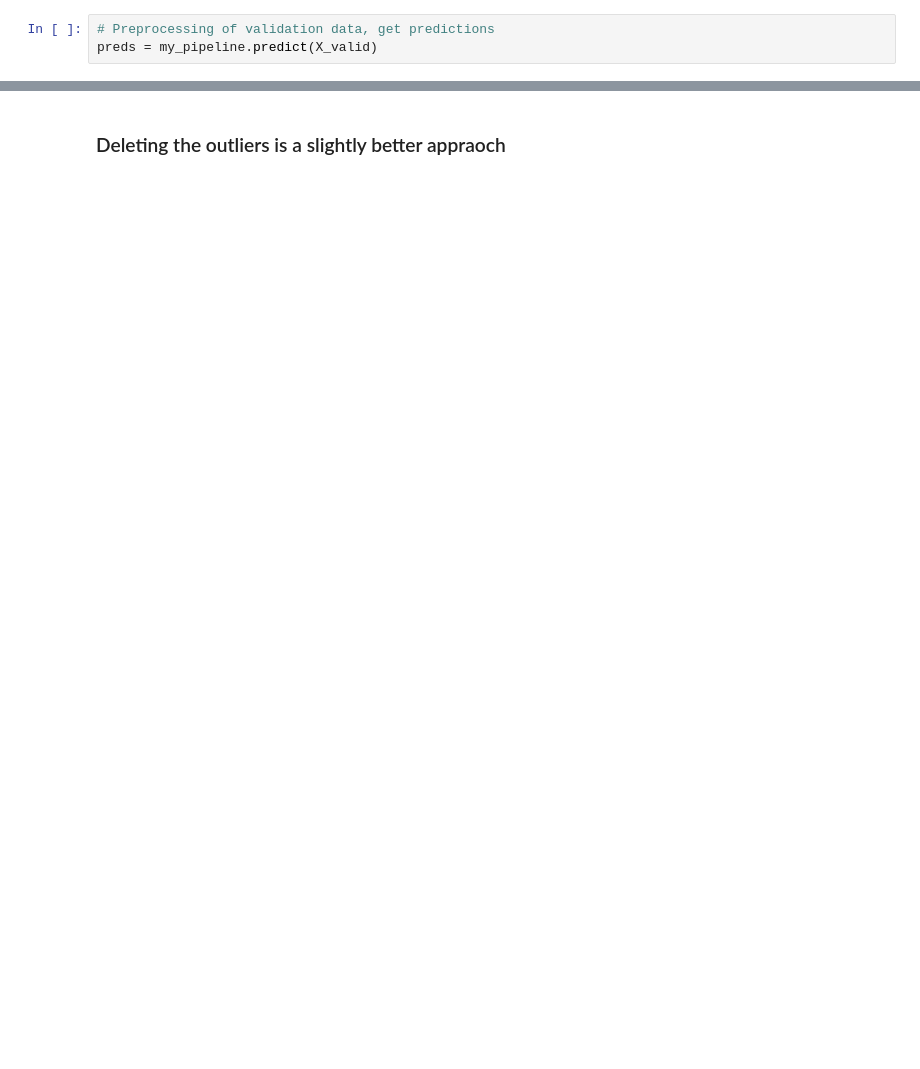
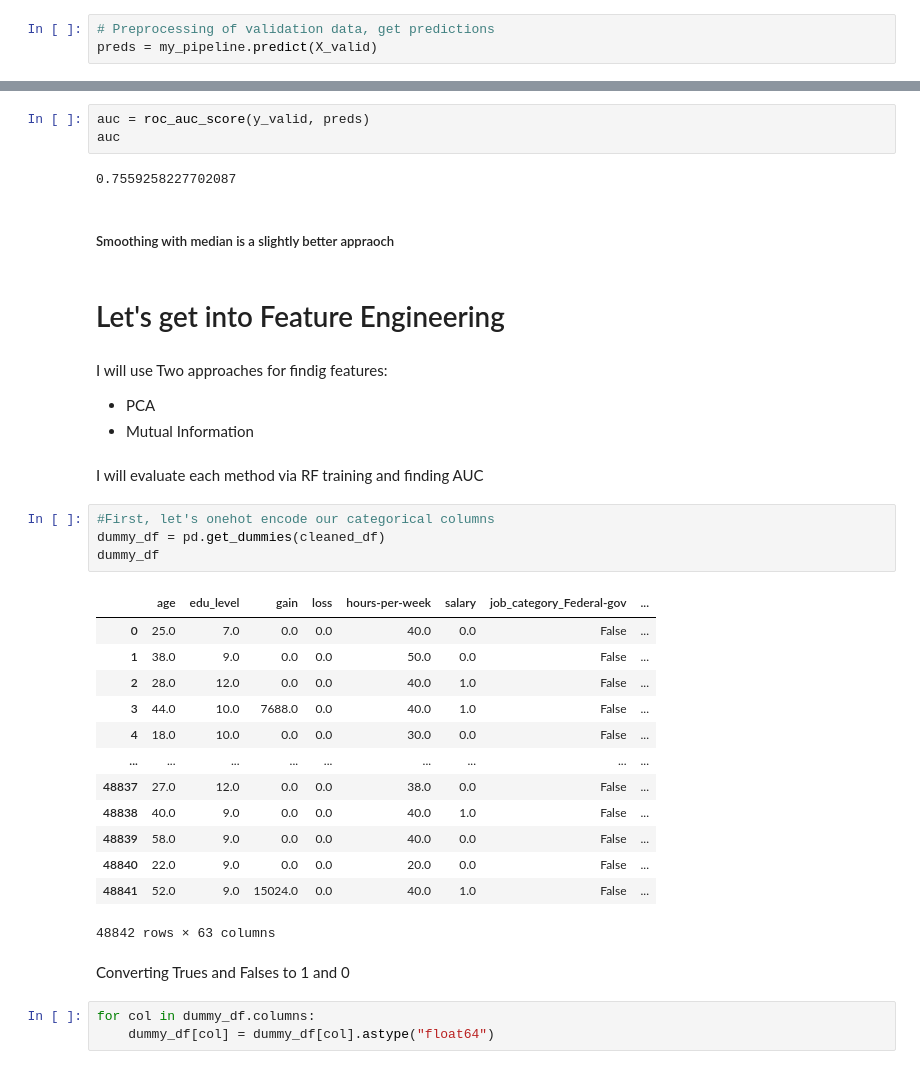
Before and after one commit to esNIMA/ML-projects, a Jupyter notebook: 5-Applied ML HW1/ML-HW1/Part-1.ipynb, the cells around one changed output, grey strips where cells are left out. Drawn from its saved outputs; the diff is of its cells as text; blank space fills up the shorter version.

```diff
--- a/5-Applied ML HW1/ML-HW1/Part-1.ipynb
+++ b/5-Applied ML HW1/ML-HW1/Part-1.ipynb
@@ -745,2 +741,38 @@ auc
+# %%
+auc = roc_auc_score(y_valid, preds)
+auc
+# %% [output]
+0.7559258227702087
 # %% [markdown]
-### Deleting the outliers is a slightly better appraoch
+##### Smoothing with median is a slightly better appraoch
+# %% [markdown]
+# Let's get into Feature Engineering
+# %% [markdown]
+I will use Two approaches for findig features: <br>
+- PCA
+- Mutual Information
+# %% [markdown]
+I will evaluate each method via RF training and finding AUC
+# %%
+#First, let's onehot encode our categorical columns
+dummy_df = pd.get_dummies(cleaned_df)
+dummy_df
+# %% [output]
+|  | age | edu_level | gain | loss | hours-per-week | salary | job_category_Federal-gov | ... |
+| 0 | 25.0 | 7.0 | 0.0 | 0.0 | 40.0 | 0.0 | False | ... |
+| 1 | 38.0 | 9.0 | 0.0 | 0.0 | 50.0 | 0.0 | False | ... |
+| 2 | 28.0 | 12.0 | 0.0 | 0.0 | 40.0 | 1.0 | False | ... |
+| 3 | 44.0 | 10.0 | 7688.0 | 0.0 | 40.0 | 1.0 | False | ... |
+| 4 | 18.0 | 10.0 | 0.0 | 0.0 | 30.0 | 0.0 | False | ... |
+| ... | ... | ... | ... | ... | ... | ... | ... | ... |
+| 48837 | 27.0 | 12.0 | 0.0 | 0.0 | 38.0 | 0.0 | False | ... |
+| 48838 | 40.0 | 9.0 | 0.0 | 0.0 | 40.0 | 1.0 | False | ... |
+| 48839 | 58.0 | 9.0 | 0.0 | 0.0 | 40.0 | 0.0 | False | ... |
+| 48840 | 22.0 | 9.0 | 0.0 | 0.0 | 20.0 | 0.0 | False | ... |
+| 48841 | 52.0 | 9.0 | 15024.0 | 0.0 | 40.0 | 1.0 | False | ... |
+48842 rows × 63 columns
+# %% [markdown]
+Converting Trues and Falses to 1 and 0
+# %%
+for col in dummy_df.columns:
+    dummy_df[col] = dummy_df[col].astype("float64")
```
Also changed, not shown: parts of 50 cells of this notebook.
